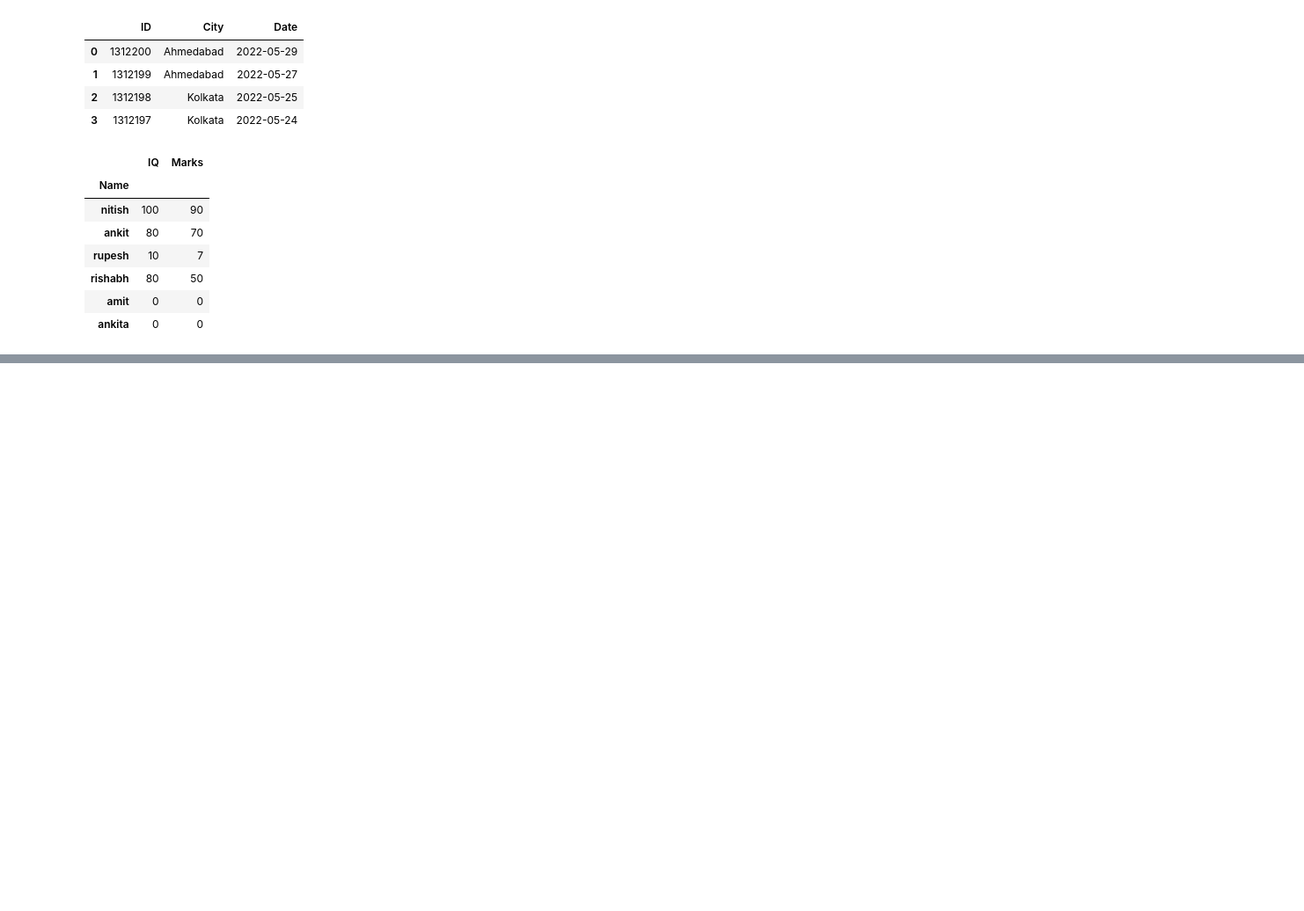
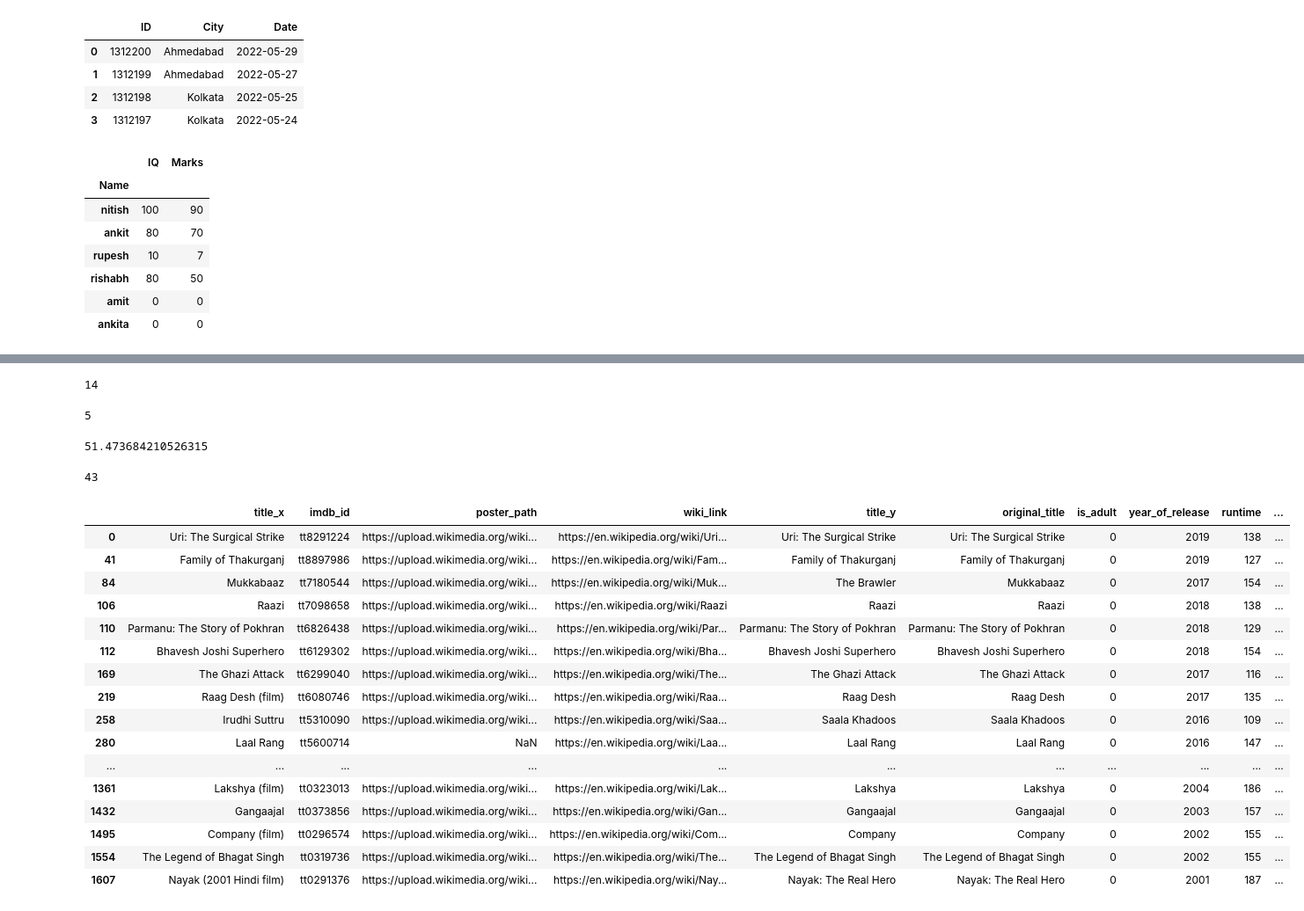
Before and after one commit to balajijadhav17/python_libraries-_for_data_analysis, a Jupyter notebook: Pandas/pandas dataframe.ipynb, the cells around one changed output, grey strips where cells are left out. Shown at 88% size. Drawn from its saved outputs; the diff is of its cells as text; code cells hidden in the pictures; blank space fills up the shorter version.

Commit message:
dataframe

```diff
--- a/Pandas/pandas dataframe.ipynb
+++ b/Pandas/pandas dataframe.ipynb
@@ -551,0 +607,47 @@ df.loc["nitish":"ankita","IQ":"Marks"]
+# %%
+# how many super over finishes have occured
+ipl.head()
+ipl[ipl["SuperOver"]=="Y"].shape[0]
+# %% [output]
+14
+# %%
+#how many matches has csk win in kolkata
+ipl[(ipl["City"] == "Kolkata") & (ipl["WinningTeam"]=="Chennai Super Kings")].shape[0]
+# %% [output]
+5
+# %%
+# toss winner is match winner percentage
+ipl.head
+ipl[ipl["TossWinner"] == ipl["WinningTeam"]].shape[0]/ipl.shape[0]*100
+# %% [output]
+51.473684210526315
+# %%
+# movie with rating higher than 8 and votesk > 10000
+movies.head()
+movies[(movies["imdb_rating"] > 8 ) & (movies["imdb_votes"] >10000)].shape[0]
+# %% [output]
+43
+# %%
+#action movie with rating higher tank 7.5
+movies.head()
+m1 = movies["genres"].str.split("|").apply(lambda x:"Action" in x)
+m2 = movies["imdb_rating"] > 7.5
+movies[m1&m2]
+# %% [output]
+|  | title_x | imdb_id | poster_path | wiki_link | title_y | original_title | is_adult | year_of_release | runtime | ... |
+| 0 | Uri: The Surgical Strike | tt8291224 | https://upload.wikimedia.org/wiki... | https://en.wikipedia.org/wiki/Uri... | Uri: The Surgical Strike | Uri: The Surgical Strike | 0 | 2019 | 138 | ... |
+| 41 | Family of Thakurganj | tt8897986 | https://upload.wikimedia.org/wiki... | https://en.wikipedia.org/wiki/Fam... | Family of Thakurganj | Family of Thakurganj | 0 | 2019 | 127 | ... |
+| 84 | Mukkabaaz | tt7180544 | https://upload.wikimedia.org/wiki... | https://en.wikipedia.org/wiki/Muk... | The Brawler | Mukkabaaz | 0 | 2017 | 154 | ... |
+| 106 | Raazi | tt7098658 | https://upload.wikimedia.org/wiki... | https://en.wikipedia.org/wiki/Raazi | Raazi | Raazi | 0 | 2018 | 138 | ... |
+| 110 | Parmanu: The Story of Pokhran | tt6826438 | https://upload.wikimedia.org/wiki... | https://en.wikipedia.org/wiki/Par... | Parmanu: The Story of Pokhran | Parmanu: The Story of Pokhran | 0 | 2018 | 129 | ... |
+| 112 | Bhavesh Joshi Superhero | tt6129302 | https://upload.wikimedia.org/wiki... | https://en.wikipedia.org/wiki/Bha... | Bhavesh Joshi Superhero | Bhavesh Joshi Superhero | 0 | 2018 | 154 | ... |
+| 169 | The Ghazi Attack | tt6299040 | https://upload.wikimedia.org/wiki... | https://en.wikipedia.org/wiki/The... | The Ghazi Attack | The Ghazi Attack | 0 | 2017 | 116 | ... |
+| 219 | Raag Desh (film) | tt6080746 | https://upload.wikimedia.org/wiki... | https://en.wikipedia.org/wiki/Raa... | Raag Desh | Raag Desh | 0 | 2017 | 135 | ... |
+| 258 | Irudhi Suttru | tt5310090 | https://upload.wikimedia.org/wiki... | https://en.wikipedia.org/wiki/Saa... | Saala Khadoos | Saala Khadoos | 0 | 2016 | 109 | ... |
+| 280 | Laal Rang | tt5600714 | NaN | https://en.wikipedia.org/wiki/Laa... | Laal Rang | Laal Rang | 0 | 2016 | 147 | ... |
+| ... | ... | ... | ... | ... | ... | ... | ... | ... | ... | ... |
+| 1361 | Lakshya (film) | tt0323013 | https://upload.wikimedia.org/wiki... | https://en.wikipedia.org/wiki/Lak... | Lakshya | Lakshya | 0 | 2004 | 186 | ... |
+| 1432 | Gangaajal | tt0373856 | https://upload.wikimedia.org/wiki... | https://en.wikipedia.org/wiki/Gan... | Gangaajal | Gangaajal | 0 | 2003 | 157 | ... |
+| 1495 | Company (film) | tt0296574 | https://upload.wikimedia.org/wiki... | https://en.wikipedia.org/wiki/Com... | Company | Company | 0 | 2002 | 155 | ... |
+| 1554 | The Legend of Bhagat Singh | tt0319736 | https://upload.wikimedia.org/wiki... | https://en.wikipedia.org/wiki/The... | The Legend of Bhagat Singh | The Legend of Bhagat Singh | 0 | 2002 | 155 | ... |
+| 1607 | Nayak (2001 Hindi film) | tt0291376 | https://upload.wikimedia.org/wiki... | https://en.wikipedia.org/wiki/Nay... | Nayak: The Real Hero | Nayak: The Real Hero | 0 | 2001 | 187 | ... |
```
Also changed, not shown: parts of 7 cells of this notebook.
